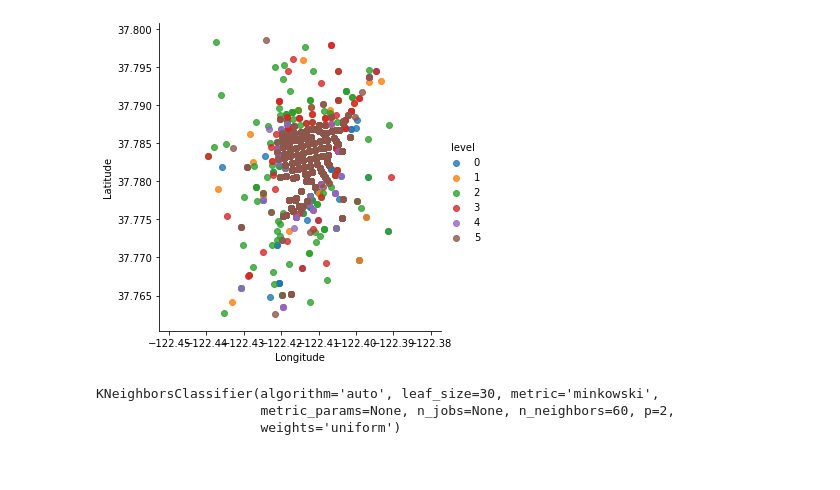
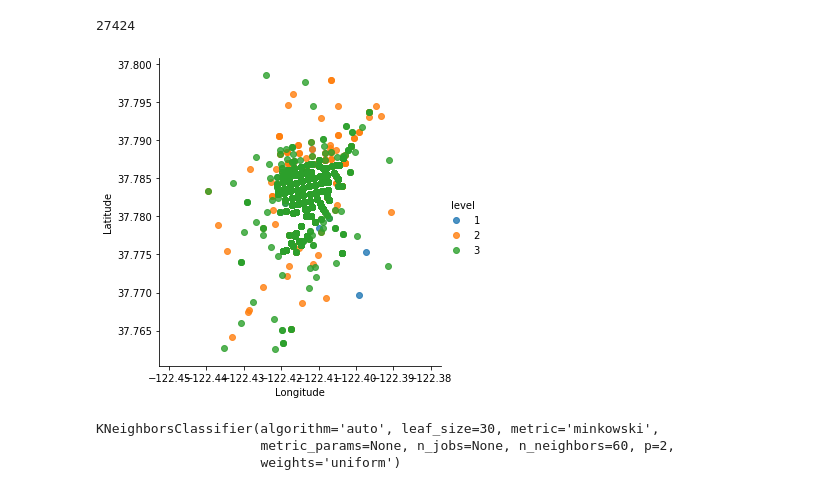
Before and after one commit to garylin2099/ibm_datathon, a Jupyter notebook: finalcode.ipynb, the cells around one changed output. Saved outputs shown, nothing was run; the diff lists cells and outputs as text; code cells hidden in the pictures.

Commit message:
assign crime level more accurately

```diff
--- a/finalcode.ipynb
+++ b/finalcode.ipynb
@@ -9,18 +9,24 @@ import datetime
 crime = pd.read_csv("Police_Department_Incident_Reports__2018_to_Present.csv")
 crime = crime[(crime['Latitude'] >= 37.76) & (crime['Latitude'] <= 37.80)
               & (crime['Longitude'] >= -122.44) & (crime['Longitude'] <= -122.38)]
+# %%
+crime.shape[0]
+# %% [output]
+27424
 # %%
 catData = crime['Incident Category'].value_counts().rename('catCount').to_frame().reset_index()
-catData['level'] = [3,4,0,5,1,0,5,1,1,2,5,2,2,2,2,1,1,2,0,0,5,2,5,2,2,2,4,2,5,0,0,3,5,0,0,4,5,0,0,5,4,2,5,0,2,3]
+# catData['level'] = [3,4,0,5,1,0,5,1,1,2,5,2,2,2,2,1,1,2,0,0,5,2,5,2,2,2,4,2,5,0,0,3,5,0,0,4,5,0,0,5,4,2,5,0,2,3]
+catData['level'] = [2,3,-1,3,-1,-1,3,2,2,-1,3,3,-1,3,-1,-1,1,3,-1,-1,3,-1,3,2,2,3,3,3,-1,-1,1,3,3,-1,-1,3,3,-1,-1,-1,1,3,2,3,-1,3]
 level = catData['level']
 category = catData['index']
 # %%
 def getLevel(a):
     return level[a == category].iloc[0]
 crime['level'] = list(map(getLevel, crime['Incident Category']))
+crimeFiltered = crime[crime['level'] != -1]
 # %%
-lm = sns.lmplot(x = 'Longitude', y = 'Latitude', hue = 'level', data = crime, fit_reg = False)
+lm = sns.lmplot(x = 'Longitude', y = 'Latitude', hue = 'level', data = crimeFiltered, fit_reg = False)
 # %% [output]
-[figure, old version]
+[figure, new version]
 # %%
 from sklearn.model_selection import train_test_split
```
Also changed, not shown: parts of 8 cells of this notebook, 1 other file.
